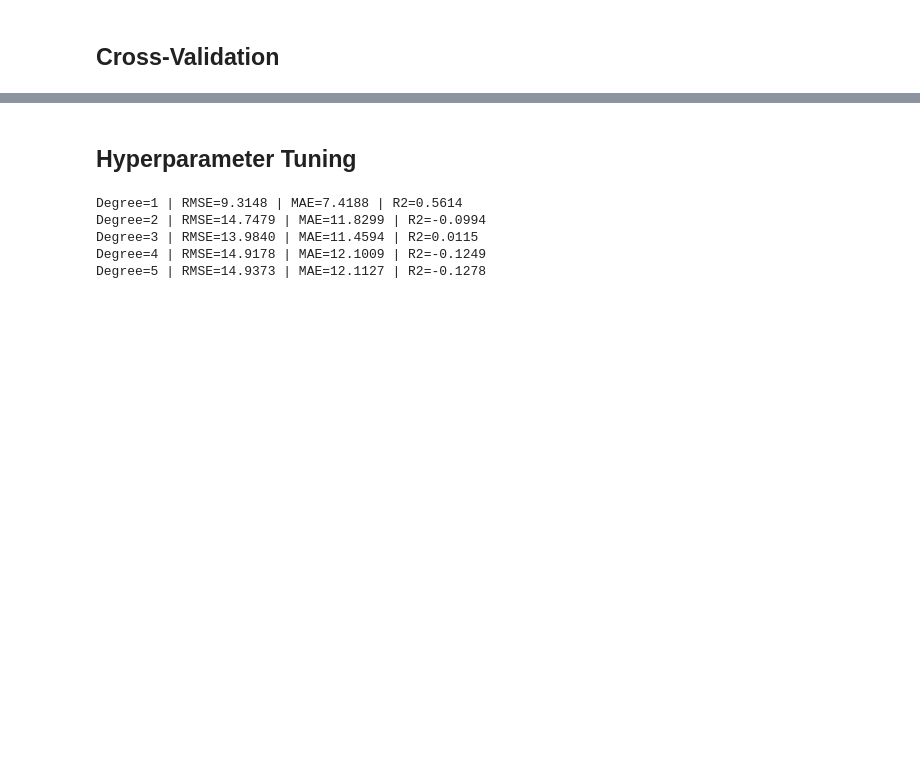
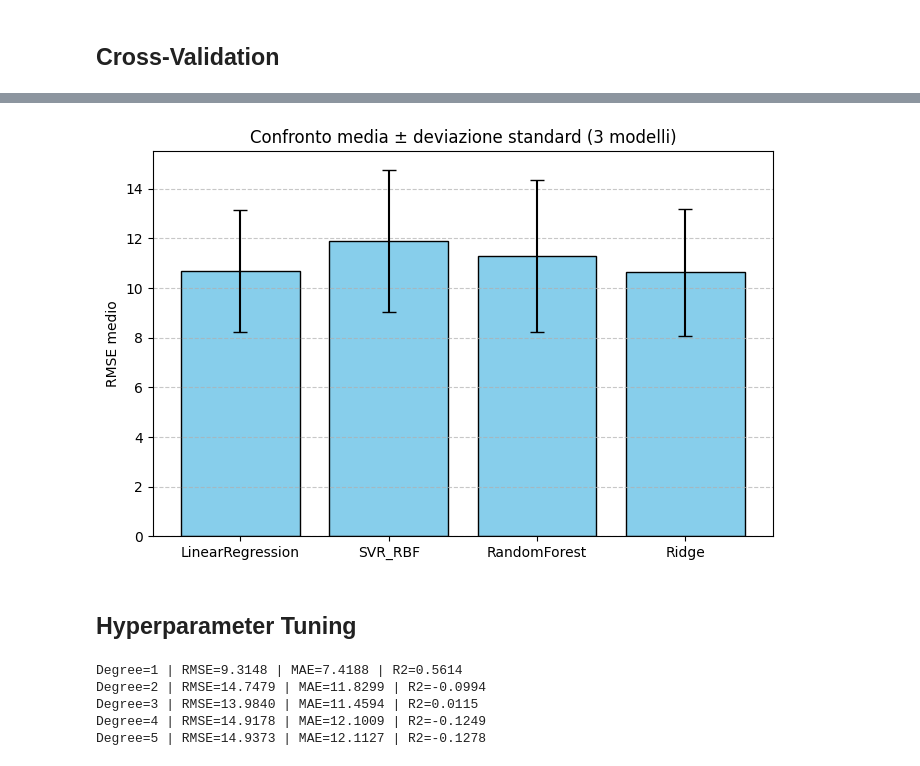
Before and after one commit to gabrynapo/HM_Time_Prediction_Thesis, a Jupyter notebook: data_cleaning.ipynb, the cells around one changed output, grey strips where cells are left out. Saved outputs shown, nothing was run; the diff lists cells and outputs as text; code cells hidden in the pictures; blank space fills up the shorter version.

```diff
--- a/data_cleaning.ipynb
+++ b/data_cleaning.ipynb
@@ -509,8 +514,8 @@ from sklearn.ensemble import RandomForestRegressor
 
 # Modello Random Forest
 rf_model = RandomForestRegressor(
-    n_estimators=200,    # numero di alberi
-    max_depth=None,      # nessun limite alla profondità
+    n_estimators=500,    # numero di alberi
+    max_depth=5,
     random_state=42,
     n_jobs=-1
 )
@@ -524,6 +529,7 @@ y_pred = rf_model.predict(X_test)
 # Metriche
 mse = mean_squared_error(y_test, y_pred)
 rmse = np.sqrt(mse)
+rmse_results.append(("RandomForest",rmse))
 mae = mean_absolute_error(y_test, y_pred)
 r2 = r2_score(y_test, y_pred)
 
@@ -608,2 +808,6 @@ print(f"[XGBoost] R²   : {r2:.4f}")
 # %% [markdown]
 ## Cross-Validation
+# %%
+models = ["LinearRegression", "SVR_RBF","RandomForest" ,"Ridge"]
+mean_rmse = []
+std_rmse = []
@@ -625,0 +904,20 @@ Deviazione standard: 0.07775627860671323
+# %%
+from sklearn.linear_model import Ridge
+
+model = Ridge(alpha=1.0, random_state=42)
+
+# 10-fold CV ripetuta 5 volte
+cv = RepeatedKFold(n_splits=10, n_repeats=5, random_state=42)
+
+# cross_val_score restituisce valori negativi (errore) → li invertiamo
+scores = cross_val_score(model, X_train, y_train,
+                         scoring="neg_root_mean_squared_error",
+                         cv=cv, n_jobs=-1)
+
+rmse_values = -scores
+
+print("RMSE per ogni fold:", rmse_values)
+print("Media RMSE:", np.mean(rmse_values))
+mean_rmse.append(np.mean(rmse_values))
+print("Deviazione standard:", np.std(rmse_values, ddof=1))
+std_rmse.append(np.std(rmse_values, ddof=1))
@@ -626,3 +936,13 @@ Deviazione standard: 0.07775627860671323
+# %%
+plt.figure(figsize=(8,5))
+plt.bar(models, mean_rmse, yerr=std_rmse, capsize=5, color="skyblue", edgecolor="black")
+
+plt.ylabel("RMSE medio")
+plt.title("Confronto media ± deviazione standard (3 modelli)")
+plt.grid(axis="y", linestyle="--", alpha=0.7)
+plt.show()
+# %% [output]
+[figure, added]
 # %% [markdown]
 ## Hyperparameter Tuning
 # %%
```
Also changed, not shown: parts of 35 cells of this notebook.
